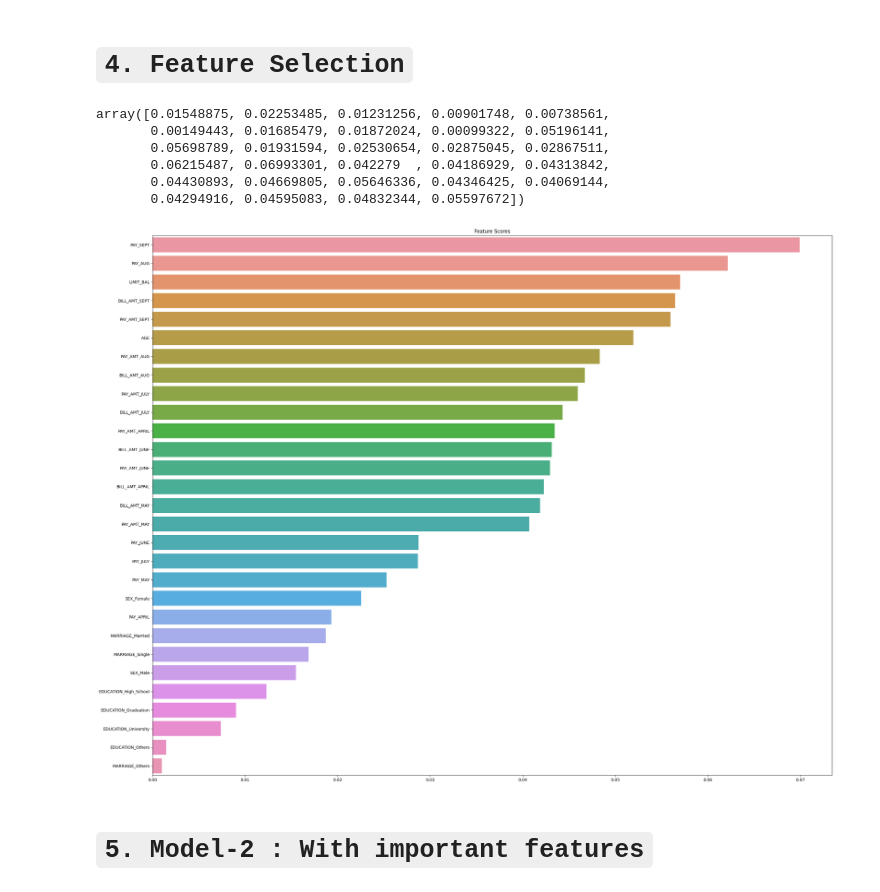
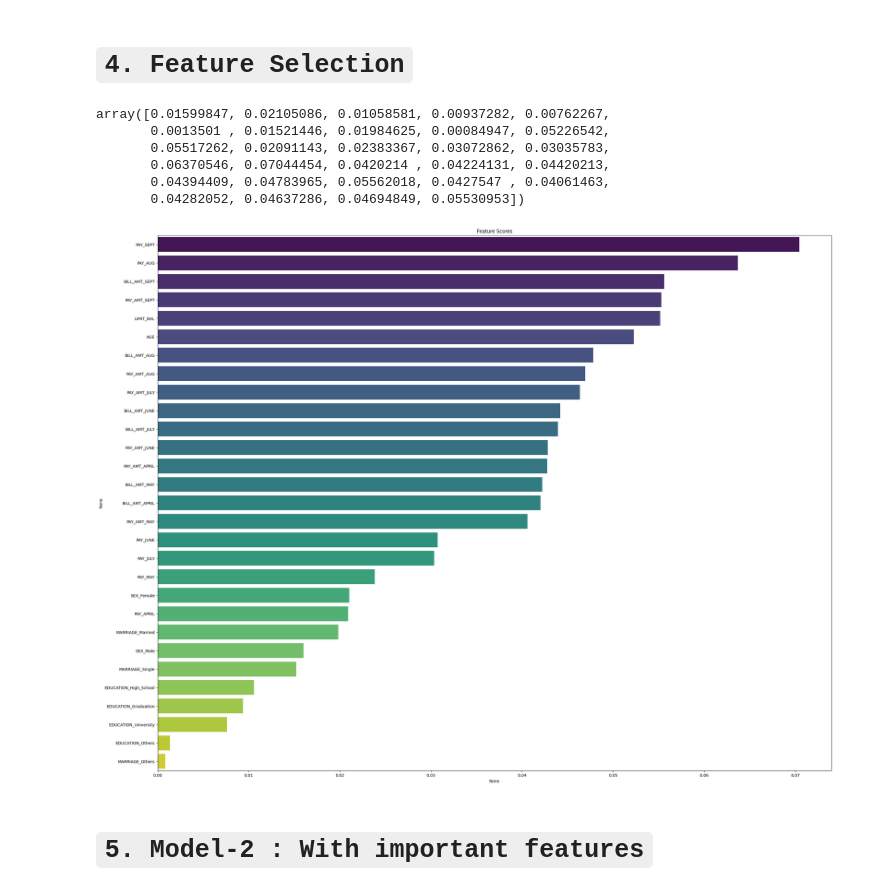
Before and after one commit to PuneetSonii/CCDP1, a Jupyter notebook: notebook/model_trainer.ipynb, the cells around one changed output. Cells and saved outputs as stored; diff of their text form; code cells hidden in the pictures.

```diff
--- a/notebook/model_trainer.ipynb
+++ b/notebook/model_trainer.ipynb
@@ -27,7 +27,7 @@ warnings.filterwarnings('ignore')
 # %%
 logging.info('LIBRARIES IMPORTED')
 # %%
-df = pd.read_csv('Credit_Card_2.csv')
+df = pd.read_csv('D:/ccdp/notebook/Credit_Card_2.csv')
 df.head()
 # %% [output]
 |  | ID | LIMIT_BAL | SEX | EDUCATION | MARRIAGE | AGE | PAY_1 | PAY_2 | PAY_3 | PAY_4 | ... |
@@ -254,12 +254,12 @@ logging.info('FEATURE SELECTION STARTS!')
 # Find feature importance scores
 rf_clf.feature_importances_
 # %% [output]
-array([0.01548875, 0.02253485, 0.01231256, 0.00901748, 0.00738561,
-       0.00149443, 0.01685479, 0.01872024, 0.00099322, 0.05196141,
-       0.05698789, 0.01931594, 0.02530654, 0.02875045, 0.02867511,
-       0.06215487, 0.06993301, 0.042279  , 0.04186929, 0.04313842,
-       0.04430893, 0.04669805, 0.05646336, 0.04346425, 0.04069144,
-       0.04294916, 0.04595083, 0.04832344, 0.05597672])
+array([0.01599847, 0.02105086, 0.01058581, 0.00937282, 0.00762267,
+       0.0013501 , 0.01521446, 0.01984625, 0.00084947, 0.05226542,
+       0.05517262, 0.02091143, 0.02383367, 0.03072862, 0.03035783,
+       0.06370546, 0.07044454, 0.0420214 , 0.04224131, 0.04420213,
+       0.04394409, 0.04783965, 0.05562018, 0.0427547 , 0.04061463,
+       0.04282052, 0.04637286, 0.04694849, 0.05530953])
 # %%
 # Arrange features according to their scores in descending order
 feature_scores = pd.Series(rf_clf.feature_importances_,
@@ -267,13 +267,13 @@ feature_scores = pd.Series(rf_clf.feature_importances_,
 # %%
 # Visualizing the scores
 f, ax = plt.subplots(figsize=(30,24))
 ax = sns.barplot(x=feature_scores,
-                    y=feature_scores.index)
+                    y=feature_scores.index, palette='viridis')
 ax.set_title('Feature Scores')
 ax.set_yticklabels(feature_scores.index)
 plt.show()
 # %% [output]
-[figure, old version]
+[figure, new version]
 # %%
 logging.info('FEATURE SELECTION ENDS!')
 # %% [markdown]
```
Also changed, not shown: parts of 18 cells of this notebook, 18 other files.
